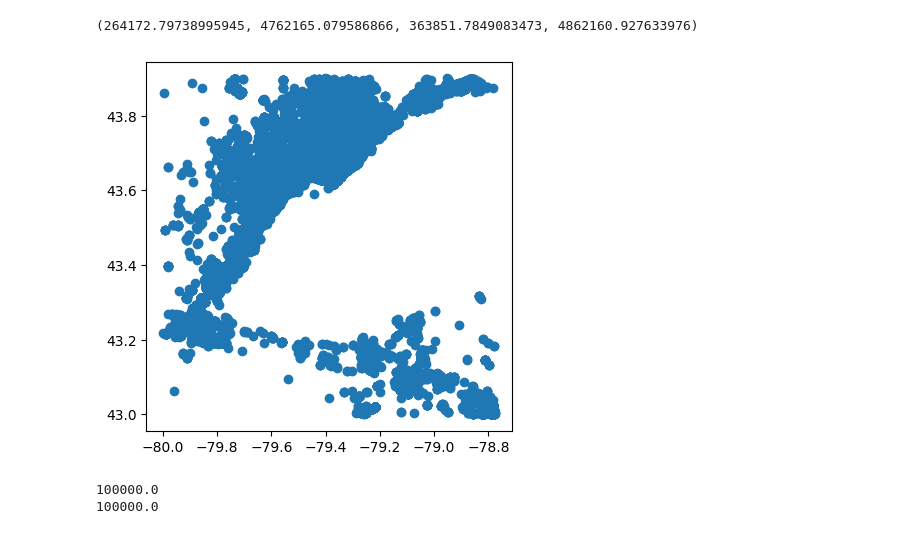
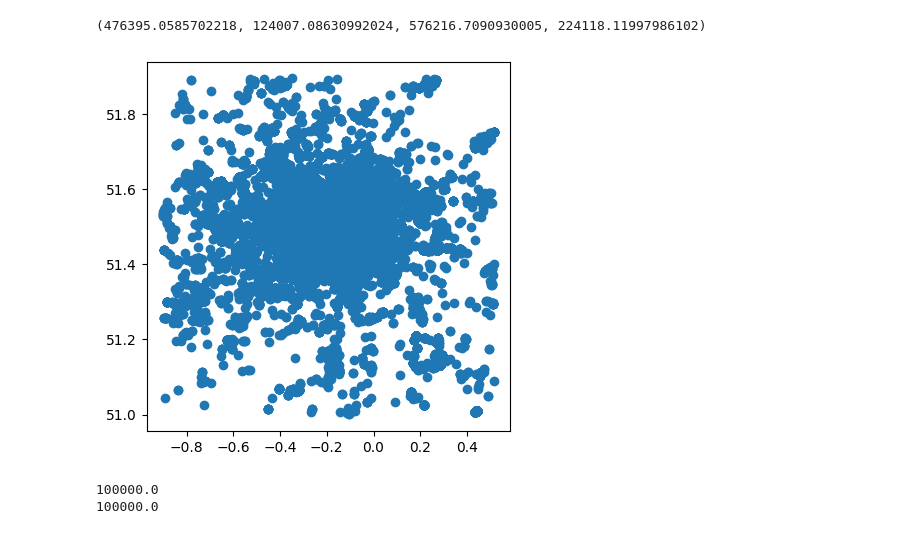
Before and after one commit to pintergreg/reverse-engineering-YJMob100K-grid, a Jupyter notebook: src/london.ipynb, the cells around one changed output. Drawn from its saved outputs; the diff is of its cells as text; code cells hidden in the pictures.

```diff
--- a/src/london.ipynb
+++ b/src/london.ipynb
@@ -47,20 +73,24 @@ query = "(lat.between(43, 43.9) & lon.between(-80, -78.775))"
 # %%
-# # London
-# CRS = 27700
-# figures = "../figures/london"
-# output = "../output/london"
-# rx, ry = 500, 500
-# sx, sy = 100000 // rx, 100000 // ry
-# query = "(lat.between(51, 51.9) & lon.between(-0.9, 0.515))"
+# London
+CRS = 27700
+noise = 250
+figures = "../figures/london"
+output = "../output/london"
+if noise:
+    figures += f"/noise/{noise}"
+    output += f"/noise/{noise}"
+rx, ry = 4000, 4000
+sx, sy = 100000 // rx, 100000 // ry
+query = "(lat.between(51, 51.9) & lon.between(-0.9, 0.515))"
 # %%
 Path(figures).mkdir(parents=True, exist_ok=True)
 Path(output).mkdir(parents=True, exist_ok=True)
 # %%
 weeplace.query(query).plot()
 data = weeplace.query(query).copy()
 data_crs = weeplace.query(query).to_crs(CRS)
-minx, miny, maxx, maxy = data_crs.unary_union.envelope.bounds
-data_crs.unary_union.envelope.bounds
+minx, miny, maxx, maxy = data_crs.union_all().envelope.bounds
+data_crs.union_all().envelope.bounds
 # %% [output]
-(264172.79738995945, 4762165.079586866, 363851.7849083473, 4862160.927633976)
+(476395.0585702218, 124007.08630992024, 576216.7090930005, 224118.11997986102)
-[figure, old version]
+[figure, new version]
```
Also changed, not shown: parts of 14 cells of this notebook, 3 other files.
